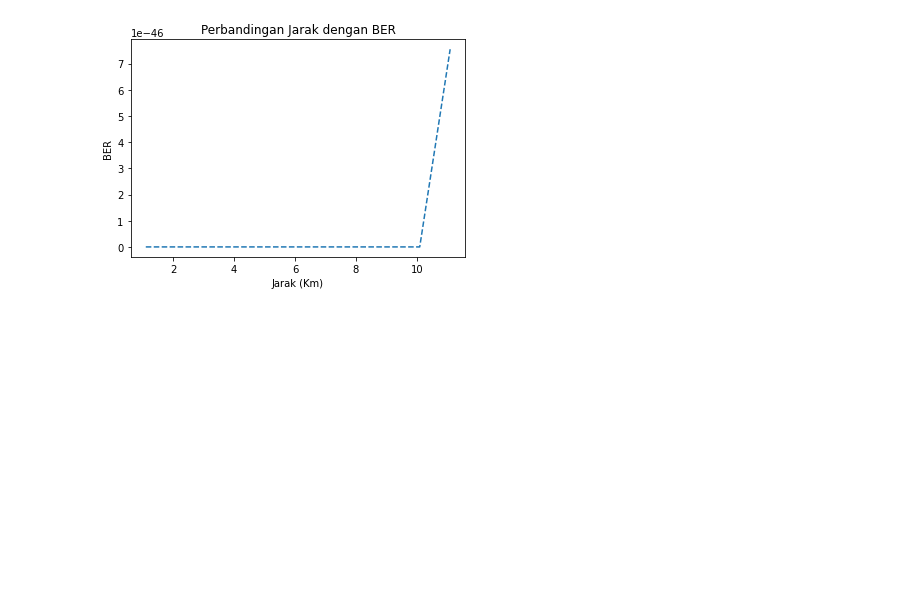
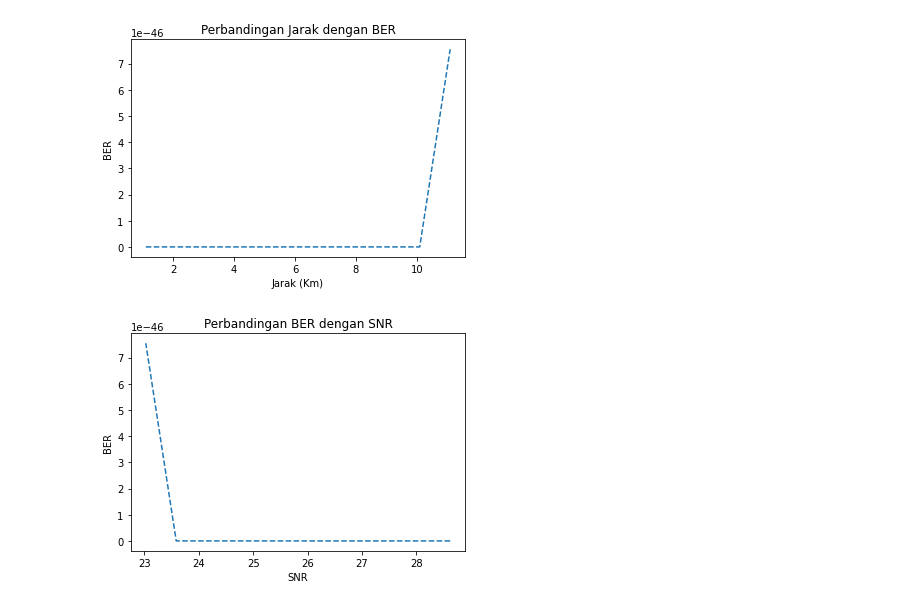
Before and after one commit to repkazaqy/Tugas_SKO, a Jupyter notebook: Tubes_SKO_Repka_Mochamad_Zaqy_Mulyadi(1101184183).ipynb, the cells around one changed output. Saved outputs shown, nothing was run; the diff lists cells and outputs as text; code cells hidden in the pictures; blank space fills up the shorter version.

```diff
--- a/Tubes_SKO_Repka_Mochamad_Zaqy_Mulyadi(1101184183).ipynb
+++ b/Tubes_SKO_Repka_Mochamad_Zaqy_Mulyadi(1101184183).ipynb
@@ -165,3 +165,15 @@ BER = [9.33268005e-161 1.36963640e-141 9.72444157e-125 6.36632016e-110
  6.77476724e-097 1.92891577e-085 2.27715583e-075 1.63819193e-066
  1.00746507e-058 7.13190040e-052 7.54875177e-046]
 [figure]
+# %%
+def grafik_perbandingan():
+  plt.figure()
+  plt.plot(signr,BER,'--')
+  plt.title('Perbandingan BER dengan SNR')
+  plt.xlabel('SNR')
+  plt.ylabel('BER')
+  plt.show()
+
+grafik_perbandingan()
+# %% [output]
+[figure, added]
```
